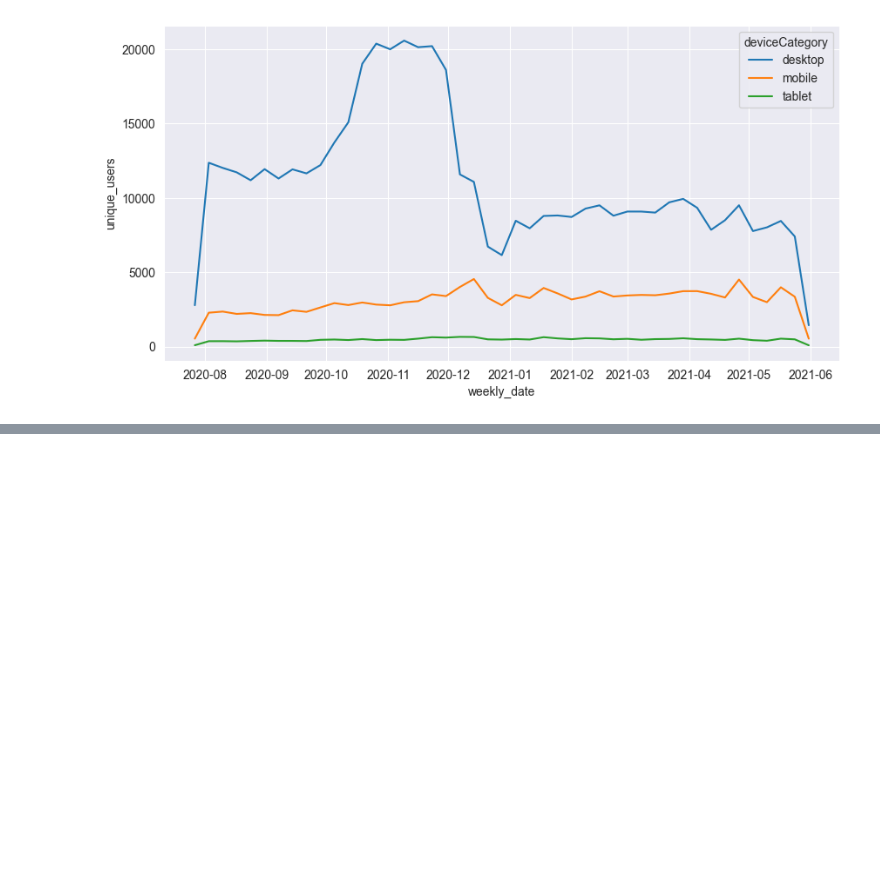
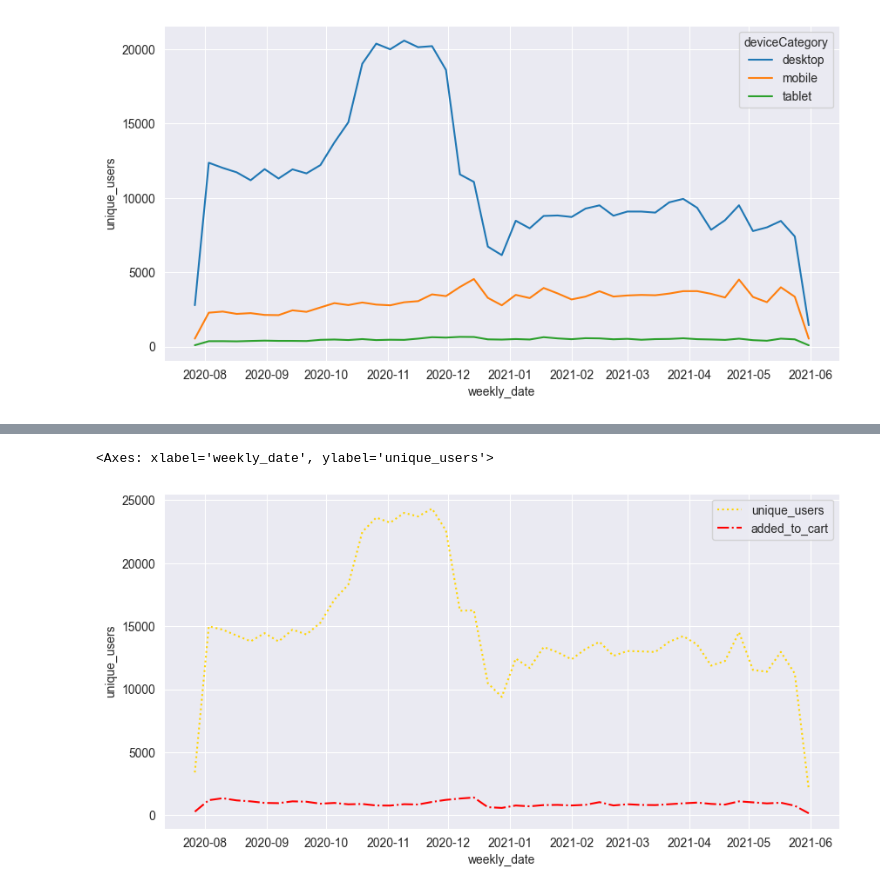
Before and after one commit to rodioniam/study_projects, a Jupyter notebook: visualization/line_chart.ipynb, the cells around one changed output, grey strips where cells are left out. Saved outputs shown, nothing was run; the diff lists cells and outputs as text; code cells hidden in the pictures; blank space fills up the shorter version.

```diff
--- a/visualization/line_chart.ipynb
+++ b/visualization/line_chart.ipynb
@@ -94,0 +117,2 @@ sns.lineplot(df_weekly_uniqs, x='weekly_date', y='unique_users', hue='deviceCate
+# %%
+df['addedToCart'] = df['addedToCart'].astype(float)
@@ -94,0 +139,3 @@ sns.lineplot(df_weekly_uniqs, x='weekly_date', y='unique_users', hue='deviceCate
+# %%
+df_atc = df.groupby(['weekly_date', 'deviceCategory'], as_index=False)[['addedToCart']].sum()
+df_atc
@@ -94,0 +156,3 @@ sns.lineplot(df_weekly_uniqs, x='weekly_date', y='unique_users', hue='deviceCate
+# %%
+df_report = df_weekly_uniqs.merge(df_atc, on=('weekly_date', 'deviceCategory'))
+df_report
@@ -94,0 +173,4 @@ sns.lineplot(df_weekly_uniqs, x='weekly_date', y='unique_users', hue='deviceCate
+# %%
+# here im finding sum of unique users (across all devices)
+df_report_sum = df_report.groupby('weekly_date', as_index=False).agg('sum')
+df_report_sum.head()
@@ -94,0 +184,10 @@ sns.lineplot(df_weekly_uniqs, x='weekly_date', y='unique_users', hue='deviceCate
+# %%
+# i can add multiple lines on the chart, need to write them in one box?
+# also i can set colours by the name or by hex
+# and change line style
+plt.figure(figsize=(10, 5))
+sns.lineplot(df_report_sum, x='weekly_date', y='unique_users', color="#ffd504", label='unique_users', linestyle=':')
+sns.lineplot(df_report_sum, x='weekly_date', y='addedToCart', color='red', label='added_to_cart', linestyle='-.')
+# %% [output]
+<Axes: xlabel='weekly_date', ylabel='unique_users'>
+[figure, added]
```
Also changed, not shown: parts of 10 cells of this notebook.
